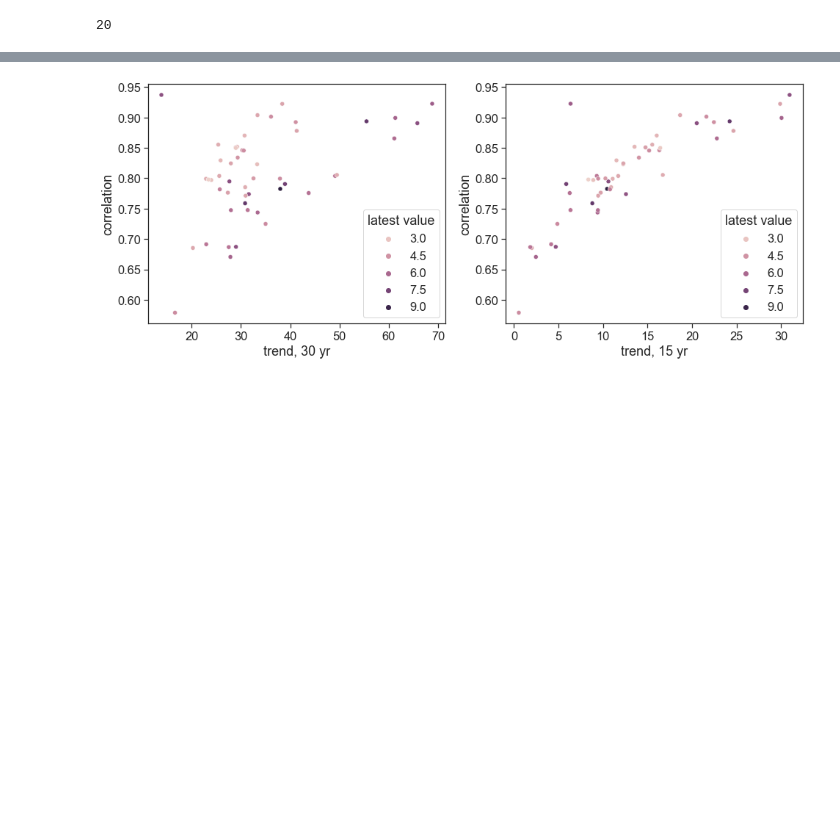
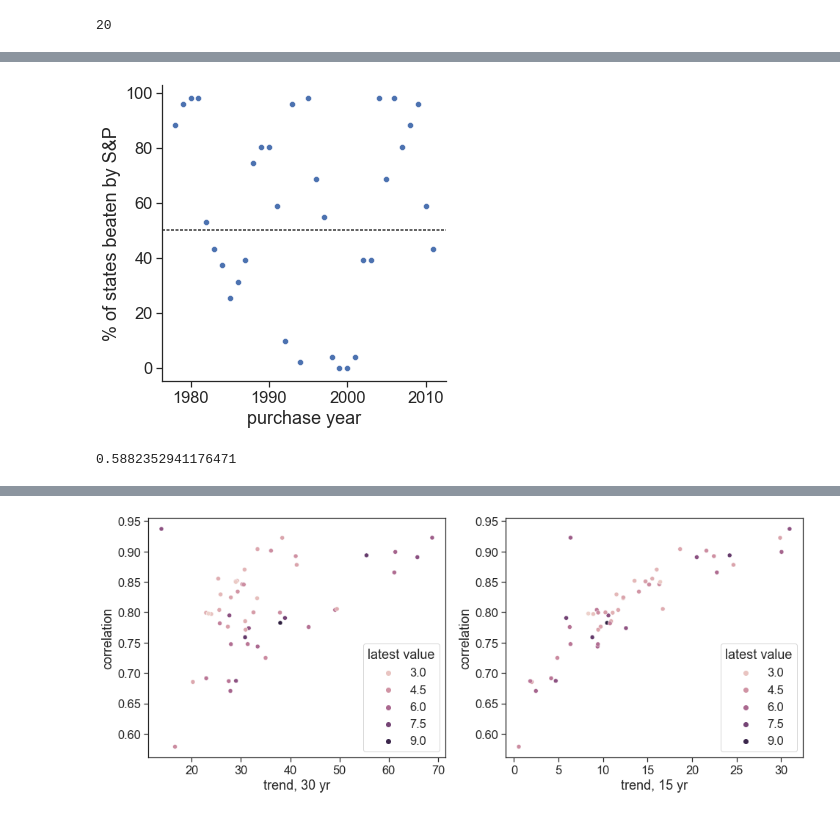
Before and after one commit to fxpena/RE_v_stocks, a Jupyter notebook: RE_v_stocks.ipynb, the cells around one changed output, grey strips where cells are left out. Cells and saved outputs as stored; diff of their text form; code cells hidden in the pictures; blank space fills up the shorter version.

Commit message:
Add new section 3, move old section 3 to 4
New section compares the index fund to the states as a function of time

```diff
--- a/RE_v_stocks.ipynb
+++ b/RE_v_stocks.ipynb
@@ -90,9 +91,19 @@ def calc_changes(df,start_date,final_date):
     OUTPUT
     changes: values are the percent change as a Series
     """
-    ind=df.index>=start_date
+    if not(isinstance(start_date, datetime)):
+        if isinstance(start_date, str):
+            #convert string to datetime
+            start_date=datetime.strptime(start_date, '%Y-%m-%d')
+        else:
+            return -1
+    if not(isinstance(final_date, datetime)):
+        if isinstance(final_date, str):
+            final_date=datetime.strptime(final_date, '%Y-%m-%d')
+        else:
+            return -1
     #select the closest values to the start date
-    start_val=df[ind].iloc[0]
+    start_val=df[df.index>=start_date].iloc[0]
     stop_val=df[df.index>=final_date].iloc[0]
     #how much would the investment grow in each column?
     changes=(stop_val-start_val)/start_val
@@ -175,0 +190,31 @@ len(example2.loc[example2<example2['S&P 500']])
+# %%
+#generate a list of 15 year periods, with an increment of 1 year
+period=10
+last_potential_year=df.index[-1].year
+#include the last potential year
+start_yrs=np.arange(df.index[0].year,last_potential_year-period+1)
+stop_yrs=start_yrs+period
+proportion=[]
+#calculate the changes for each window
+for i in range(len(start_yrs)):
+    changes=calc_changes(df, '-'.join([str(start_yrs[i]),'01','01']), '-'.join([str(stop_yrs[i]), '01','01']))
+    #calculate the proportion of rows less than the index fund
+    proportion.append(np.mean(changes<changes['S&P 500']))
+
+performance=pd.DataFrame({
+    'start_year': start_yrs,
+    'stop_year': stop_yrs,
+    'percent': np.array(proportion)*100,
+})
+performance['period']=period
+
+g= sns.relplot(data=performance, x='start_year', y='percent')
+g.map(plt.axhline, y=50, color='.2', dashes=(2,1), zorder=0)
+g.set_axis_labels('purchase year','% of states beaten by S&P')
+plt.show()
+# %% [output]
+[figure, added]
+# %%
+np.mean(performance['percent']>50)
+# %% [output]
+0.5882352941176471
```
Also changed, not shown: parts of 7 cells of this notebook.
